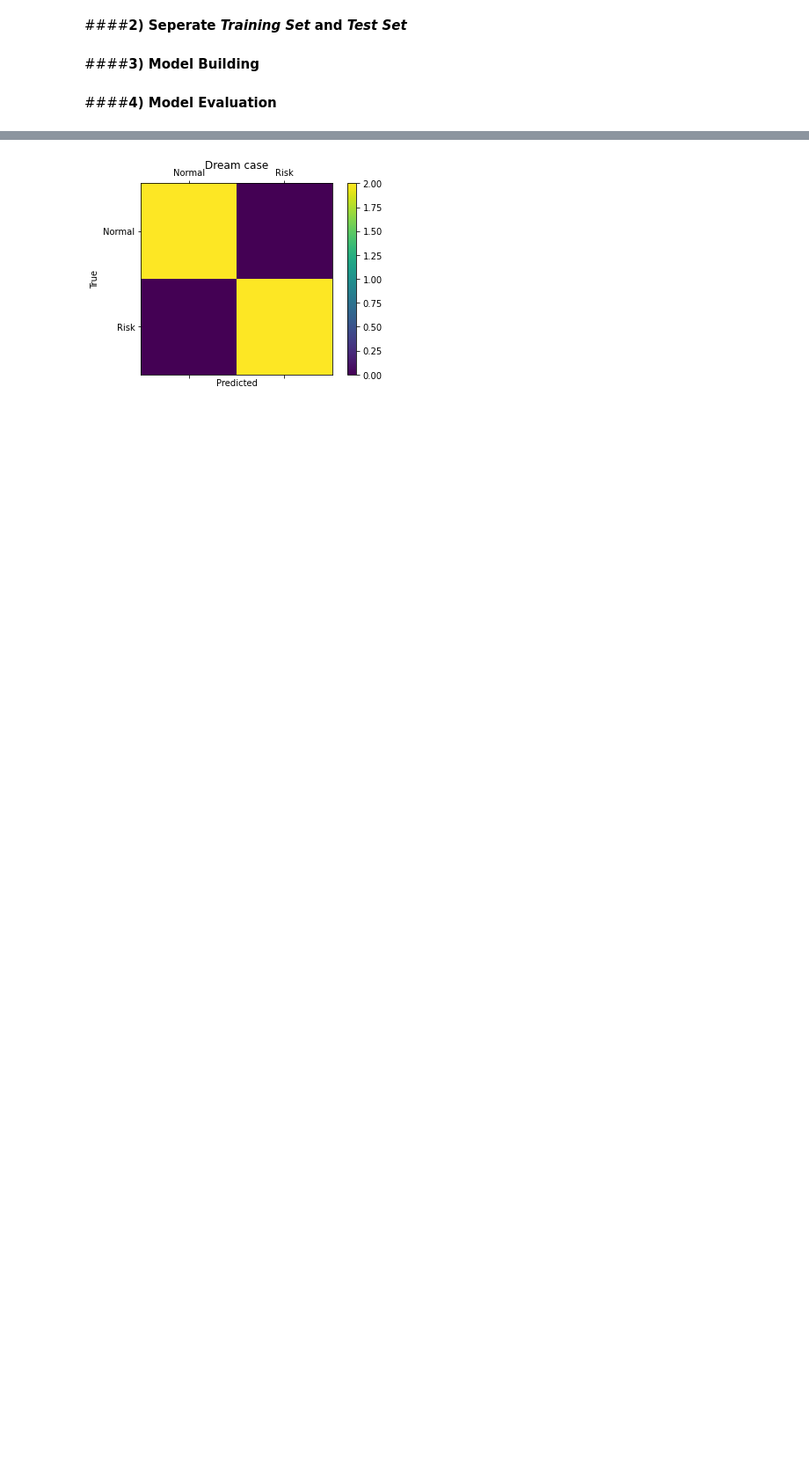
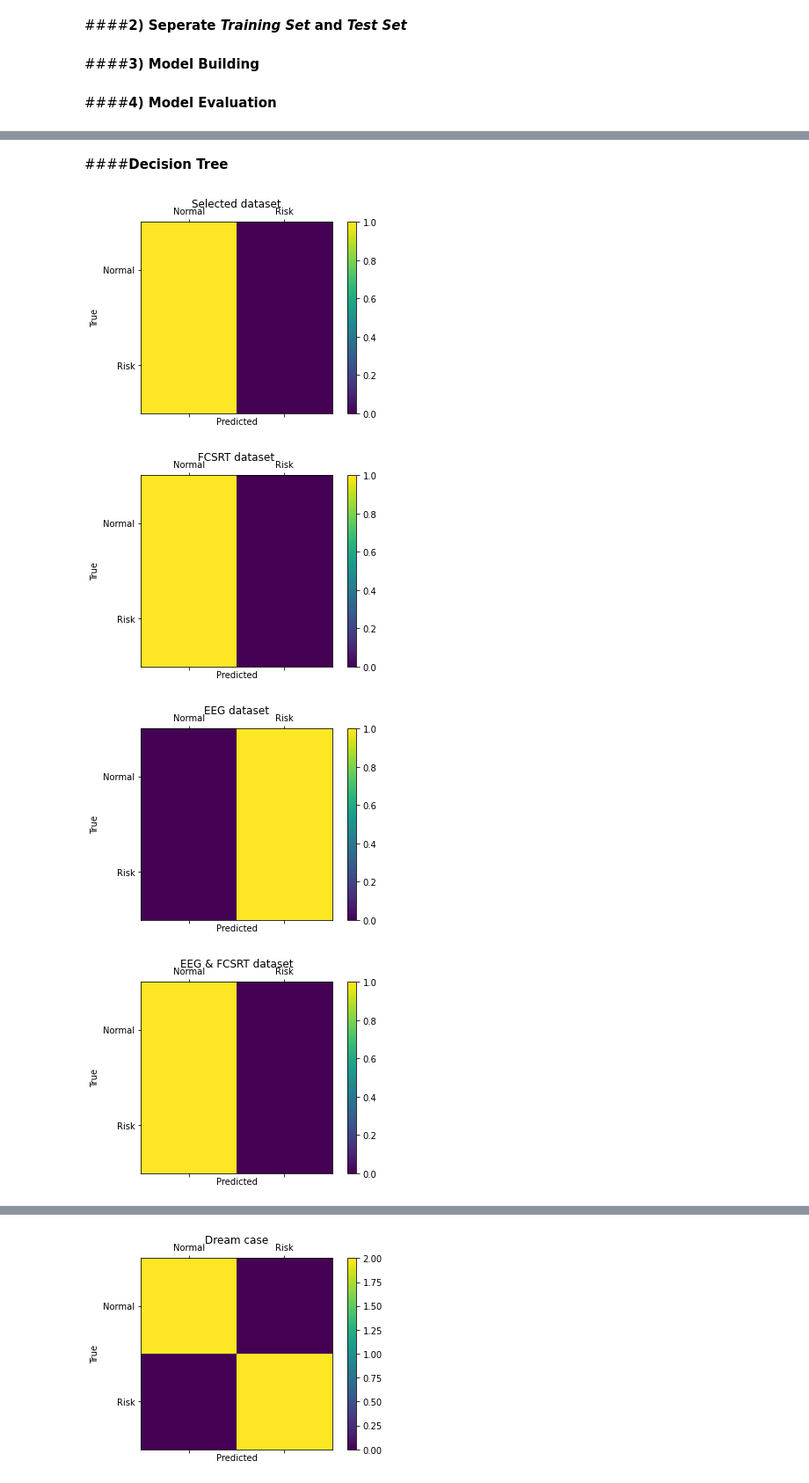
Before and after one commit to Sirabhop/Preclinical-AD-EEG-classification, a Jupyter notebook: Machine_Learning_Modeling.ipynb, the cells around one changed output, grey strips where cells are left out. Shown at 88% size. Saved outputs shown, nothing was run; the diff lists cells and outputs as text; code cells hidden in the pictures; blank space fills up the shorter version.

```diff
--- a/Machine_Learning_Modeling.ipynb
+++ b/Machine_Learning_Modeling.ipynb
@@ -284,0 +311,12 @@ weighted avg       0.25      0.50      0.33         2
+# %% [markdown]
+####**Decision Tree**
+# %%
+cm_1 = con_mat_picture(Y_1_test, Y_1_pred, 'Selected dataset')
+cm_2 = con_mat_picture(Y_2_test, Y_2_pred, 'FCSRT dataset')
+cm_3 = con_mat_picture(Y_3_test, Y_3_pred, 'EEG dataset')
+cm_4 = con_mat_picture(Y_4_test, Y_4_pred, 'EEG & FCSRT dataset')
+# %% [output]
+[figure, added]
+[figure, added]
+[figure, added]
+[figure, added]
```
Also changed, not shown: parts of 29 cells of this notebook.
